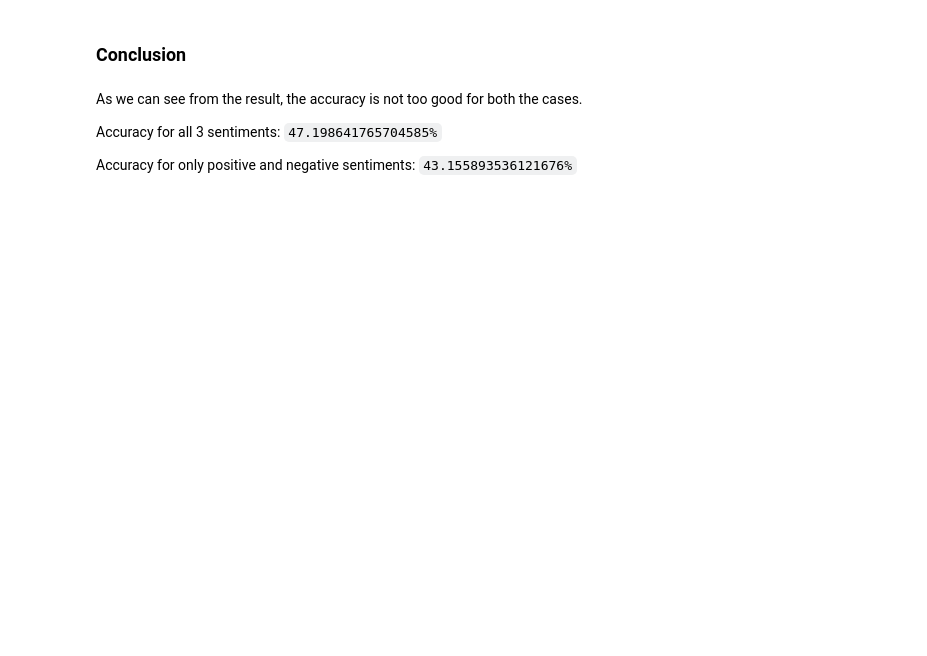
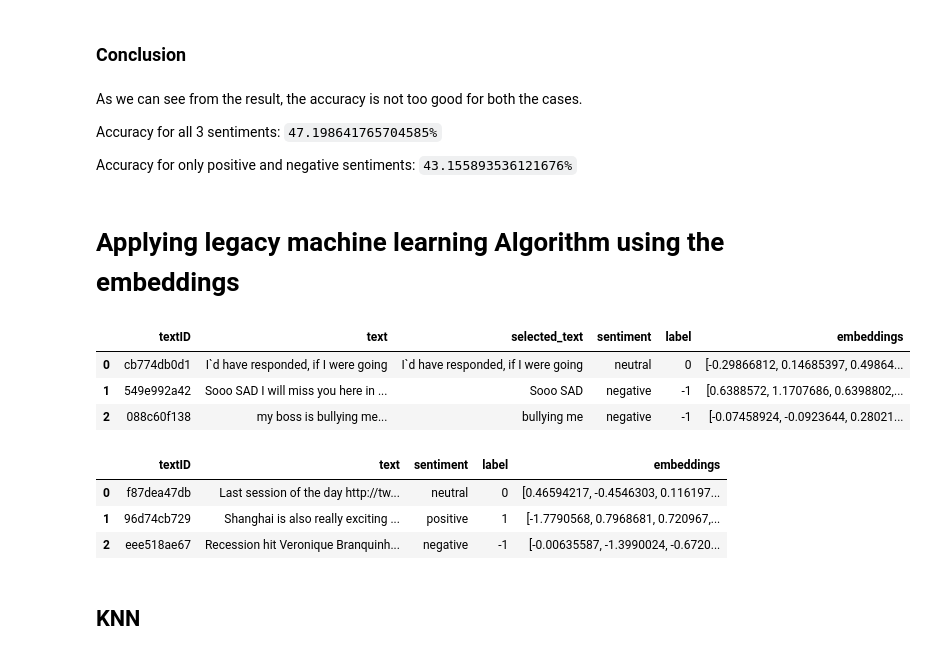
Before and after one commit to singhaditya8499/NLP-Study, a Jupyter notebook: Twitter_sentiment_analysis/Doc2Vec_as_classification.ipynb, the cells around one changed output. Cells and saved outputs as stored; diff of their text form; code cells hidden in the pictures; blank space fills up the shorter version.

```diff
--- a/Twitter_sentiment_analysis/Doc2Vec_as_classification.ipynb
+++ b/Twitter_sentiment_analysis/Doc2Vec_as_classification.ipynb
@@ -216,3 +216,5 @@ As we can see from the result, the accuracy is not too good for both the cases.
 Accuracy for all 3 sentiments: `47.198641765704585%`
 
 Accuracy for only positive and negative sentiments: `43.155893536121676%`
+# %% [markdown]
+# Applying legacy machine learning Algorithm using the embeddings
@@ -218,0 +223,9 @@ Accuracy for only positive and negative sentiments: `43.155893536121676%`
+# %%
+data['embeddings'] = [model.infer_vector(tagged_data[i][0]) for i in range(data.shape[0])]
+# %%
+data.head(3)
+# %% [output]
+|  | textID | text | selected_text | sentiment | label | embeddings |
+| 0 | cb774db0d1 | I`d have responded, if I were going | I`d have responded, if I were going | neutral | 0 | [-0.29866812, 0.14685397, 0.49864... |
+| 1 | 549e992a42 | Sooo SAD I will miss you here in ... | Sooo SAD | negative | -1 | [0.6388572, 1.1707686, 0.6398802,... |
+| 2 | 088c60f138 | my boss is bullying me... | bullying me | negative | -1 | [-0.07458924, -0.0923644, 0.28021... |
@@ -218,0 +234,7 @@ Accuracy for only positive and negative sentiments: `43.155893536121676%`
+# %%
+test_data.head(3)
+# %% [output]
+|  | textID | text | sentiment | label | embeddings |
+| 0 | f87dea47db | Last session of the day http://tw... | neutral | 0 | [0.46594217, -0.4546303, 0.116197... |
+| 1 | 96d74cb729 | Shanghai is also really exciting ... | positive | 1 | [-1.7790568, 0.7968681, 0.720967,... |
+| 2 | eee518ae67 | Recession hit Veronique Branquinh... | negative | -1 | [-0.00635587, -1.3990024, -0.6720... |
@@ -218,0 +249,2 @@ Accuracy for only positive and negative sentiments: `43.155893536121676%`
+# %% [markdown]
+## KNN
```
Also changed, not shown: parts of 18 cells of this notebook.
